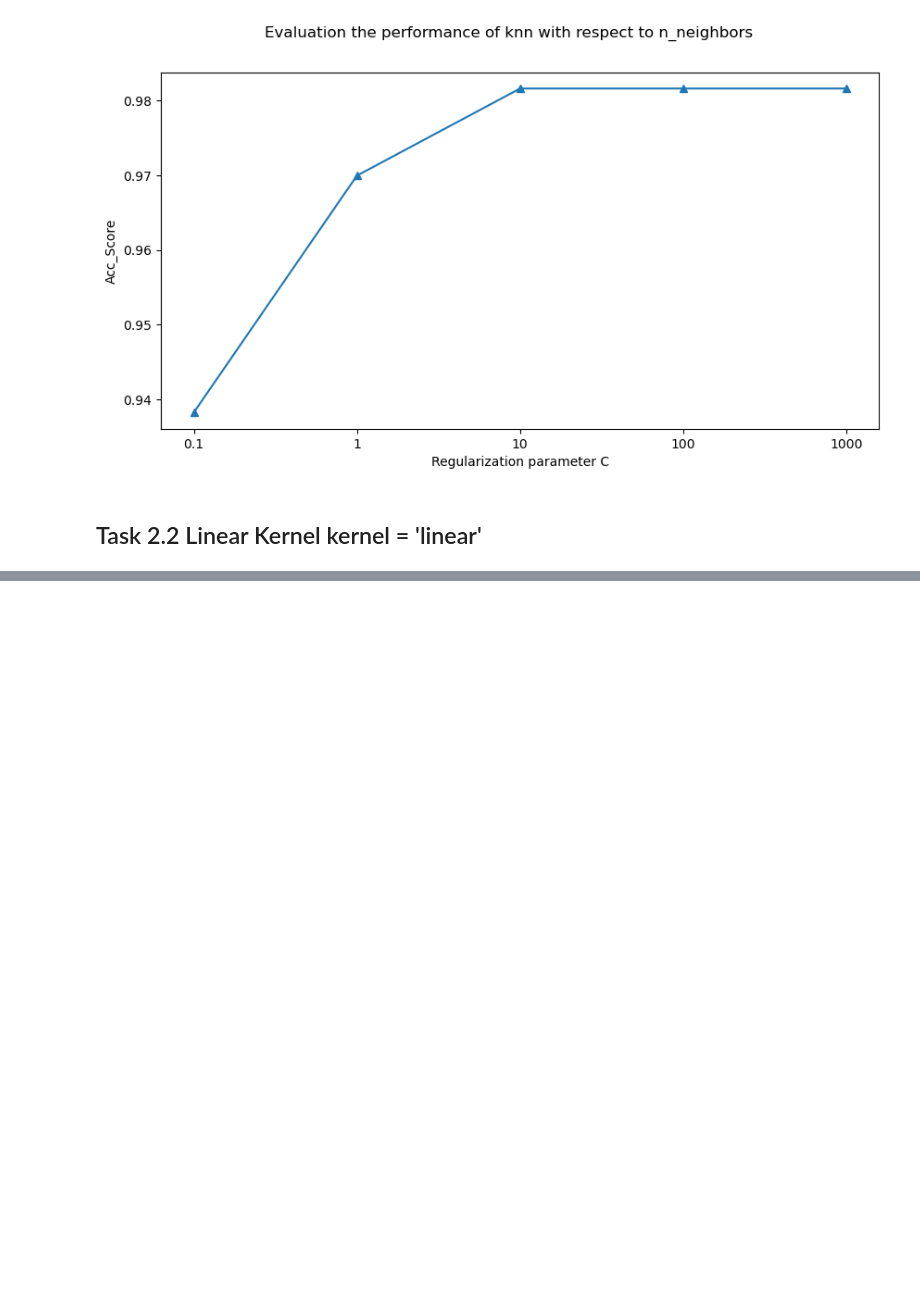
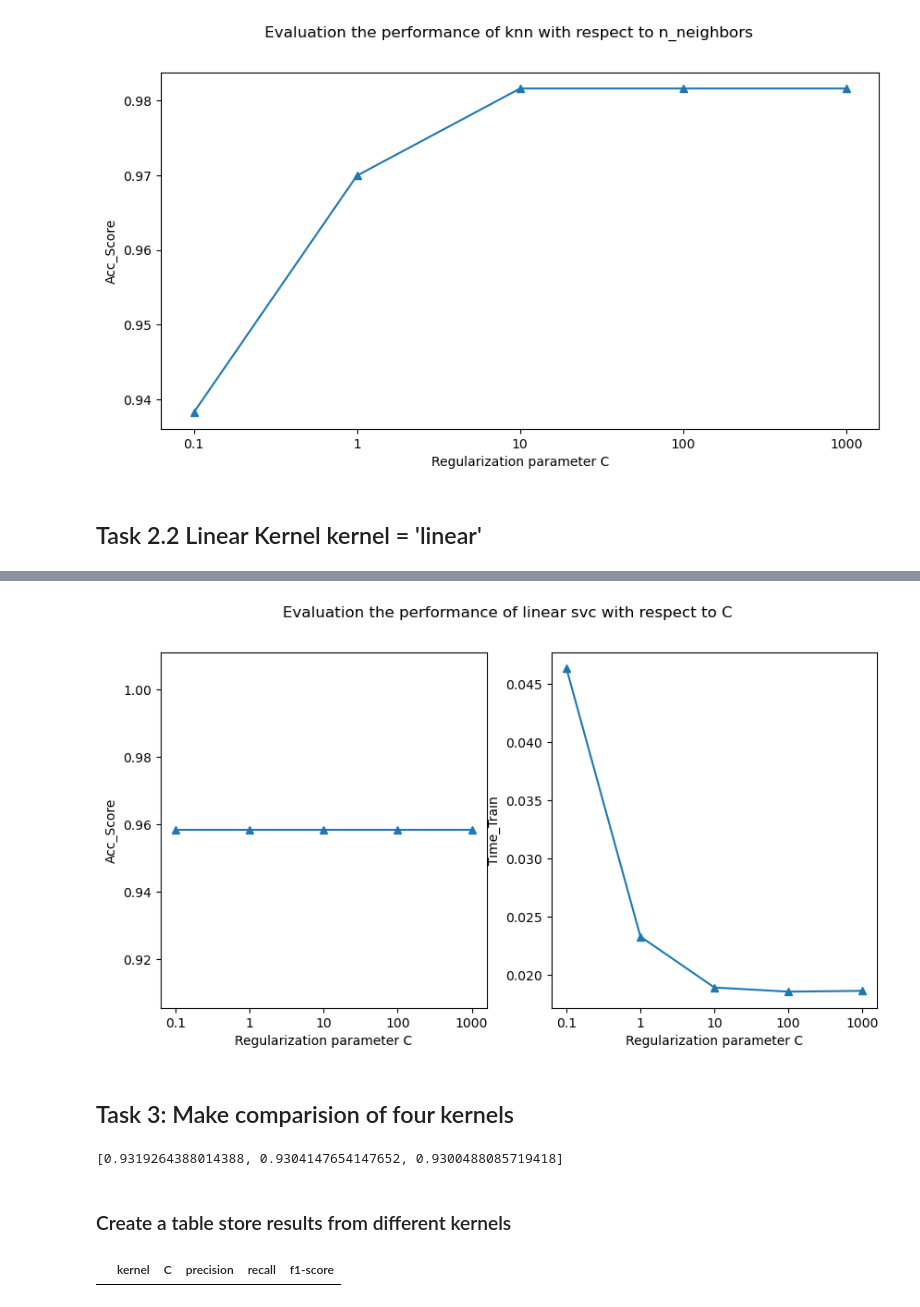
Before and after one commit to clee74/AI_Class, a Jupyter notebook: Supervised/Classification/Demonstration/Demo_with_SVM.ipynb, the cells around one changed output, grey strips where cells are left out. Cells and saved outputs as stored; diff of their text form; code cells hidden in the pictures; blank space fills up the shorter version.

```diff
--- a/Supervised/Classification/Demonstration/Demo_with_SVM.ipynb
+++ b/Supervised/Classification/Demonstration/Demo_with_SVM.ipynb
@@ -201,0 +221,42 @@ plt.show()
+# %%
+# Same kernel with different C
+Cs = [0.1,1,10,100,1000]
+import time
+def evaluate_linear_svc(X_train,y_train,X_test,y_test,C):
+    linear_svc = SVC(C=C,kernel='linear')
+    start_time = time.time()
+    linear_svc.fit(X_train,y_train)
+    end_time = time.time()
+    train_time = end_time - start_time
+    pred_test = rbf_svc.predict(X_test)
+    return accuracy_score(y_test,pred_test),train_time
+# %%
+acc_score_holder = []
+train_time_holder = []
+for C in Cs:
+    acc_score,train_time = evaluate_linear_svc(X_train=X_train,
+                                            y_train=y_train,
+                                            X_test=X_test,
+                                            y_test=y_test,
+                                            C = C)
+    acc_score_holder.append(acc_score)
+    train_time_holder.append(train_time)
+# %%
+# Plot results to evaluate
+CategoricalCs = [f'{C}' for C in Cs]
+fig, ax = plt.subplots(1,2,figsize=(10,5))
+fig.suptitle('Evaluation the performance of linear svc with respect to C')
+
+ax[0].plot(CategoricalCs,acc_score_holder,marker='^')
+
+ax[0].set_ylabel("Acc_Score")
+ax[0].set_xlabel("Regularization parameter C")
+
+ax[1].plot(CategoricalCs,train_time_holder,marker='^')
+ax[1].set_xlabel("Regularization parameter C")
+ax[1].set_ylabel("Time_Train")
+plt.show()
+# %% [output]
+[figure, added]
+# %% [markdown]
+## Task 3: Make comparision of four kernels
@@ -201,0 +274,6 @@ plt.show()
+# %%
+print(list(report_1["macro avg"].values())[:3])
+# %% [output]
+[0.9319264388014388, 0.9304147654147652, 0.9300488085719418]
+# %% [markdown]
+### Create a table store results from different kernels
@@ -201,0 +295,4 @@ plt.show()
+# %%
+df_allresults
+# %% [output]
+|  | kernel | C | precision | recall | f1-score |
```
Also changed, not shown: parts of 19 cells of this notebook, 7 other files.
